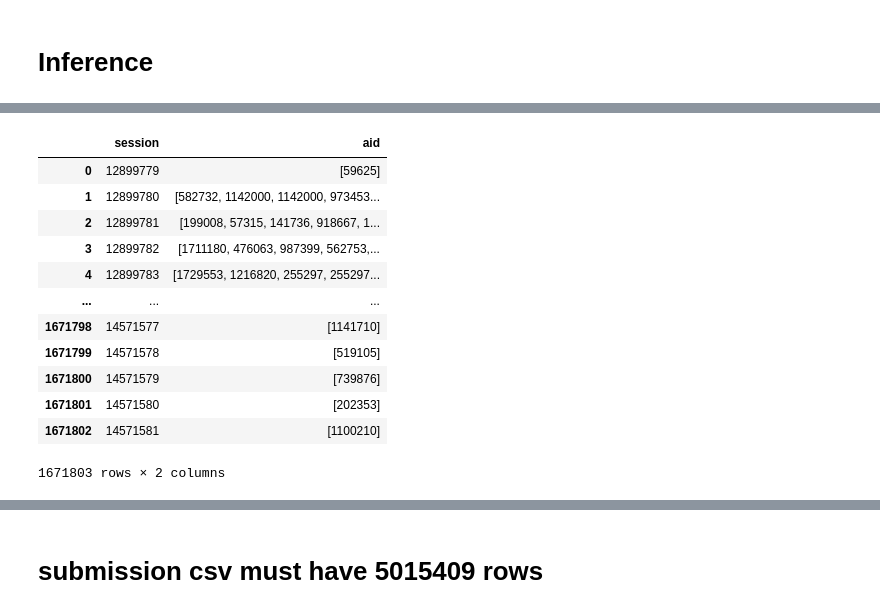
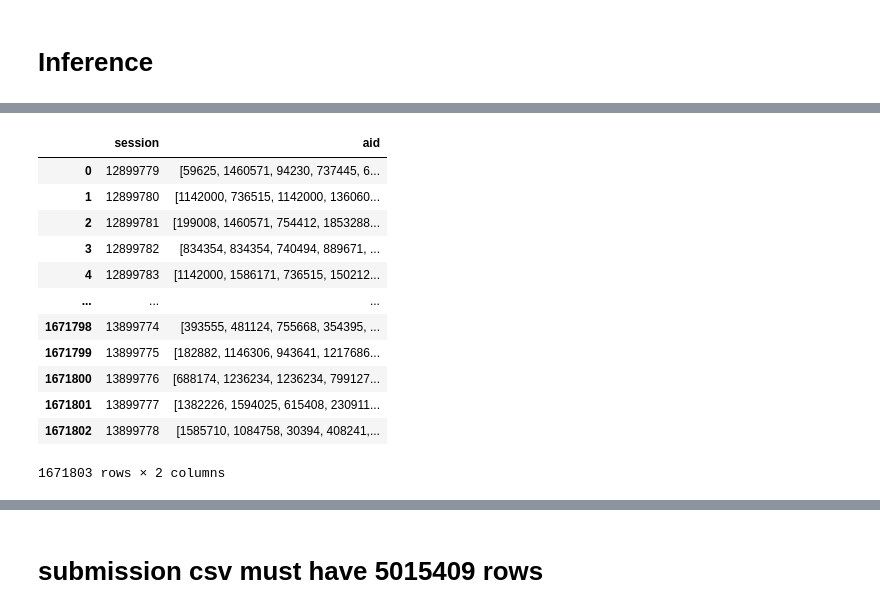
Before and after one commit to Kaggle-Competitions-Code/otto-recommender-system, a Jupyter notebook: notebook/carts_ranker.ipynb, the cells around one changed output, grey strips where cells are left out. Drawn from its saved outputs; the diff is of its cells as text; code cells hidden in the pictures.

```diff
--- a/notebook/carts_ranker.ipynb
+++ b/notebook/carts_ranker.ipynb
@@ -195,27 +347,27 @@ ranker = joblib.load("carts_xgbranker_1.m")
-# %%
-df_test = None
-for f in test_data:
-    df = cudf.DataFrame(read_parquet(f))
-    if df_test is None:
-        df_test = df
-    else:
-        df_test = cudf.concat([df_test, df])
-
-df_test["score"] = ranker.predict(df_test[feature_cols].to_pandas())
-df_test = df_test.sort_values(by=['session', 'score'], ascending=False)[['session', 'aid']].reset_index(drop=True)
-df_test = df_test.to_pandas().groupby('session').head(20).groupby('session').agg(list).reset_index(drop=False)
-df_test
-# %% [output]
-|  | session | aid |
-| 0 | 12899779 | [59625] |
-| 1 | 12899780 | [582732, 1142000, 1142000, 973453... |
-| 2 | 12899781 | [199008, 57315, 141736, 918667, 1... |
-| 3 | 12899782 | [1711180, 476063, 987399, 562753,... |
-| 4 | 12899783 | [1729553, 1216820, 255297, 255297... |
-| ... | ... | ... |
-| 1671798 | 14571577 | [1141710] |
-| 1671799 | 14571578 | [519105] |
-| 1671800 | 14571579 | [739876] |
-| 1671801 | 14571580 | [202353] |
-| 1671802 | 14571581 | [1100210] |
-1671803 rows × 2 columns
+# %%
+%%time
+
+test_data_path = sorted(glob.glob("/home/search2/lichunyu/otto-recommender-system/data/input/feature/test_chunk_data/*_candidates.pkl"))
+
+# df_test = pd.read_pickle(os.path.join(DATASET_PATH, "feature/candidate_comatrix_exploded_details.pkl"))
+df_test = None
+for i in tqdm(test_data_path):
+    df = pd.read_pickle(i)
+    for p in pipeline:
+        df = p(df)
+    df["score"] = ranker.predict(df[FEATURE_COL])
+    df = df.sort_values(by=['session', 'score'], ascending=False)[['session', 'aid']].reset_index(drop=True)
+    df = df.groupby('session').head(20).groupby('session').agg(list).reset_index(drop=False)
+    if df_test is None:
+        df_test = df
+    else:
+        df_test = pd.concat([df_test, df])
+
+
+df_test = df_test.reset_index(drop=True)
+
+# df_test["score"] = ranker.predict(df_test[FEATURE_COL])
+# df_test = df_test.sort_values(by=['session', 'score'], ascending=False)[['session', 'aid']].reset_index(drop=True)
+# df_test = df_test.groupby('session').head(20).groupby('session').agg(list).reset_index(drop=False)
+df_test
+# %% [output]
@@ -222,3 +376,16 @@ df_test
+|  | session | aid |
+| 0 | 12899779 | [59625, 1460571, 94230, 737445, 6... |
+| 1 | 12899780 | [1142000, 736515, 1142000, 136060... |
+| 2 | 12899781 | [199008, 1460571, 754412, 1853288... |
+| 3 | 12899782 | [834354, 834354, 740494, 889671, ... |
+| 4 | 12899783 | [1142000, 1586171, 736515, 150212... |
+| ... | ... | ... |
+| 1671798 | 13899774 | [393555, 481124, 755668, 354395, ... |
+| 1671799 | 13899775 | [182882, 1146306, 943641, 1217686... |
+| 1671800 | 13899776 | [688174, 1236234, 1236234, 799127... |
+| 1671801 | 13899777 | [1382226, 1594025, 615408, 230911... |
+| 1671802 | 13899778 | [1585710, 1084758, 30394, 408241,... |
+1671803 rows × 2 columns
 # %%
 df_test["session_type"] = df_test["session"].apply(lambda x: str(x)+"_carts")
 df_test = df_test.rename({"aid": "labels"}, axis=1)[["session_type", "labels"]]
```
Also changed, not shown: parts of 31 cells of this notebook, 4 other files.
